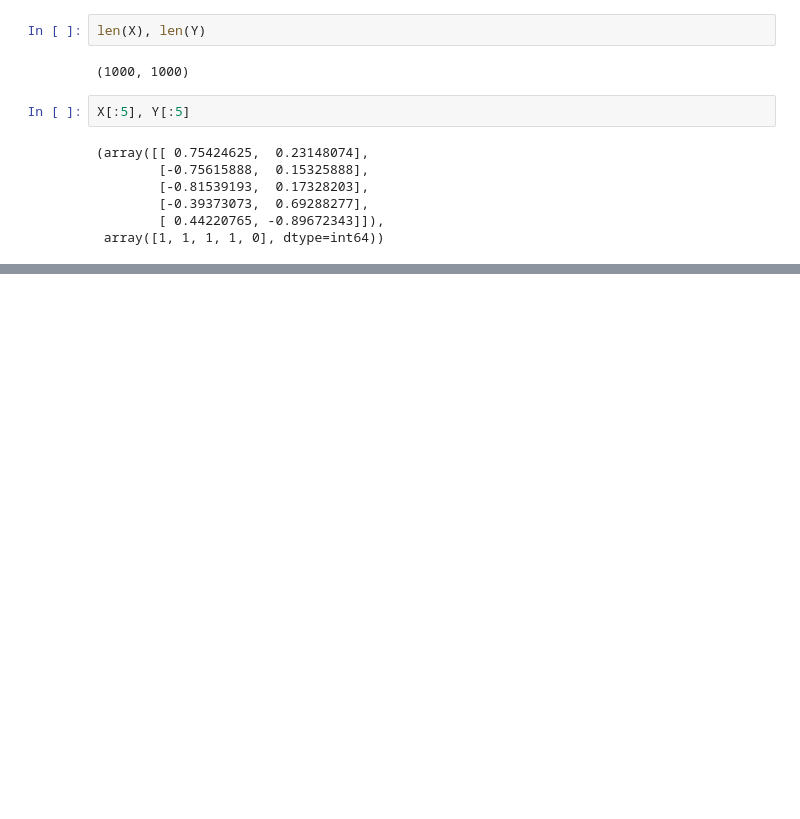
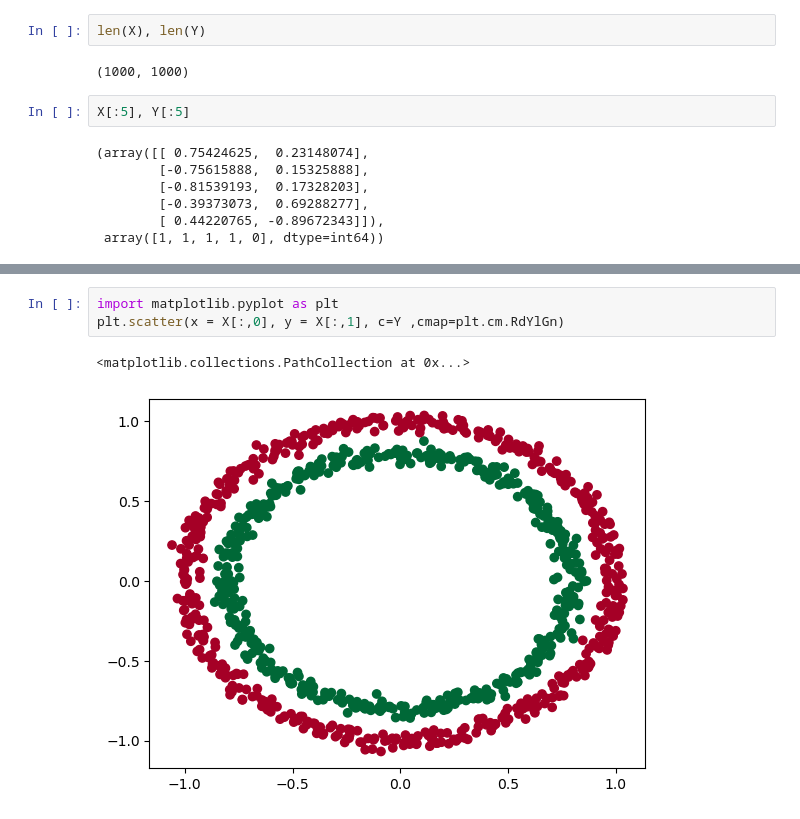
Before and after one commit to abdullahsultan/PytorchBasics, a Jupyter notebook: BasicCircleClassification.ipynb, the cells around one changed output, grey strips where cells are left out. Drawn from its saved outputs; the diff is of its cells as text; blank space fills up the shorter version.

Commit message:
Visualized in scatter plot

```diff
--- a/BasicCircleClassification.ipynb
+++ b/BasicCircleClassification.ipynb
@@ -25,0 +36,6 @@ SyntaxError: invalid syntax (3288331493.py, line 2)
+# %%
+import matplotlib.pyplot as plt
+plt.scatter(x = X[:,0], y = X[:,1], c=Y ,cmap=plt.cm.RdYlGn)
+# %% [output]
+<matplotlib.collections.PathCollection at 0x...>
+[figure, added]
```
Also changed, not shown: parts of 1 cell of this notebook.
